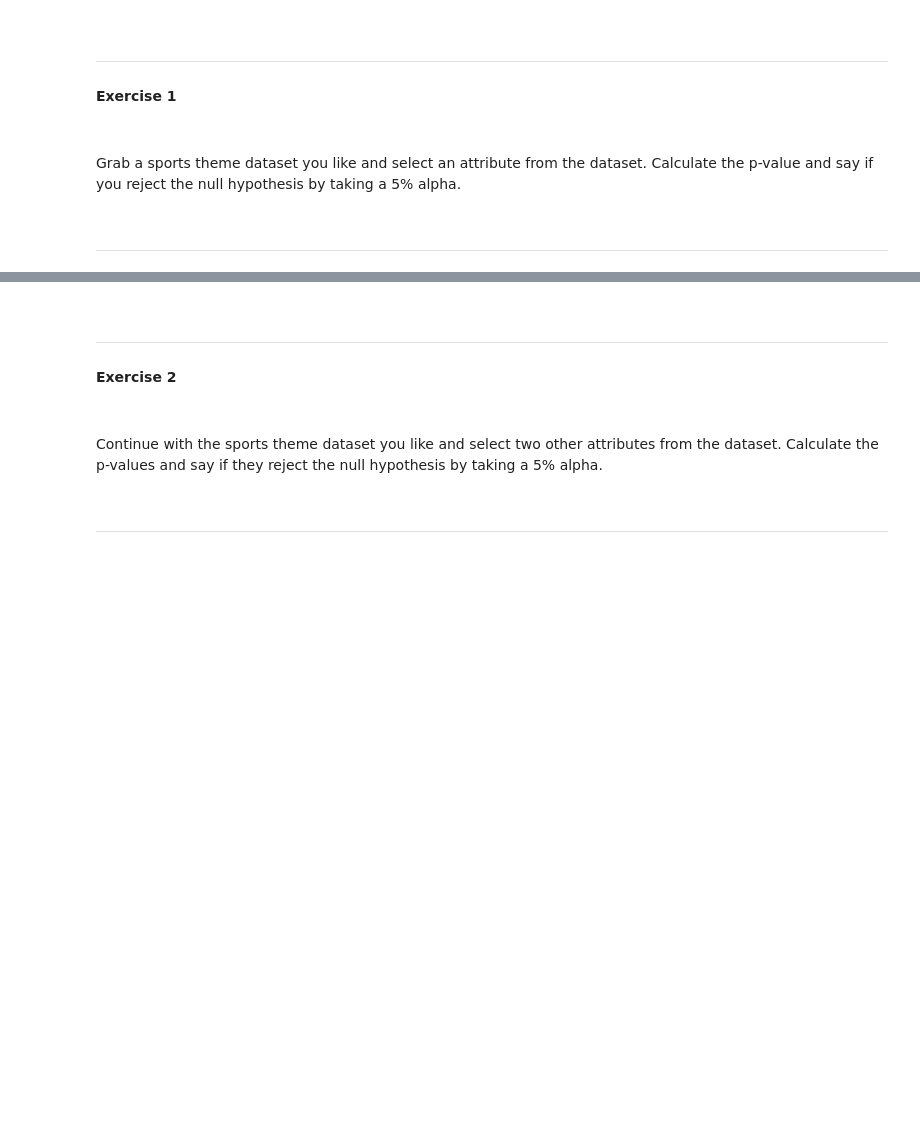
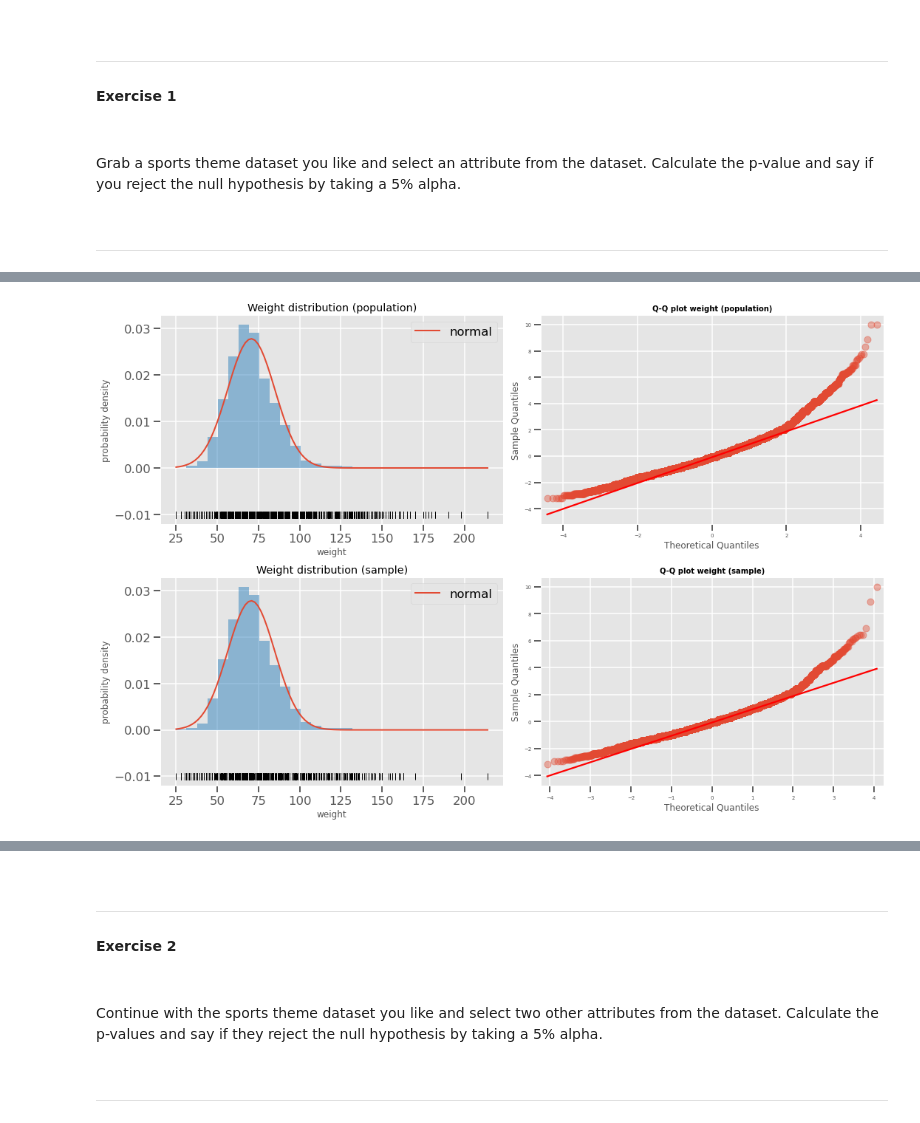
Before and after one commit to Pevicsanch/hypothesis_testing_with_python, a Jupyter notebook: s07_t01_hypothesis_testing.ipynb, the cells around one changed output, grey strips where cells are left out. Saved outputs shown, nothing was run; the diff lists cells and outputs as text; code cells hidden in the pictures; blank space fills up the shorter version.

```diff
--- a/s07_t01_hypothesis_testing.ipynb
+++ b/s07_t01_hypothesis_testing.ipynb
@@ -13,0 +65,7 @@ ___
+# %%
+PATH = "./data"
+
+if not os.path.exists(PATH):
+    os.makedirs(PATH)
+if not os.listdir(PATH):
+    !kaggle datasets download -d "heesoo37/120-years-of-olympic-history-athletes-and-results" --unzip -p $PATH
@@ -13,0 +74,5 @@ ___
+# %%
+files = [os.path.join(PATH, f) for f in os.listdir(PATH)]
+
+for f in files:
+    print(f)
@@ -13,0 +82,2 @@ ___
+# %%
+df = pd.read_csv(files[1])
@@ -13,0 +113,6 @@ ___
+# %%
+#preaparing a sample from the dataset
+
+df_sample = df.sample(frac=1/5, random_state=2021)
+
+df_sample.shape
@@ -24,0 +171,80 @@ ___
+# %%
+sns.set_context("talk")
+plt.style.use('ggplot')
+
+#POP
+weight = df[df["Weight"].notnull()]["Weight"]
+
+
+# values of mean (mu) and standar desviation (sigma) of the population
+mu, sigma = stats.norm.fit(weight)
+
+#  Theoretical values of the normal in the observed range
+x_hat = np.linspace(min(weight), max(weight), num=100)
+y_hat = stats.norm.pdf(x_hat, mu, sigma)
+
+
+#SAMPLE
+
+weight_sample = df_sample[df_sample["Weight"].notnull()]["Weight"]
+
+# values of mean (mu) and standar desviation (sigma) of the population
+mu_sample, sigma_sample = stats.norm.fit(weight_sample)
+#  Theoretical values of the normal in the observed range
+x_hat = np.linspace(min(weight_sample), max(weight_sample), num=100)
+y_hat = stats.norm.pdf(x_hat, mu_sample, sigma_sample)
+
+
+
+
+# plots
+
+fig,axes = plt.subplots(2,2,figsize=(15,10))
+
+axes[0,0].plot(x_hat, y_hat, linewidth=2, label='normal')
+axes[0,0].hist(x=weight, density=True, bins=30, color="#3182bd", alpha=0.5)
+axes[0,0].plot(weight, np.full_like(weight, -0.01), '|k', markeredgewidth=1)
+axes[0,0].set_title('Weight distribution (population)')
+axes[0,0].set_xlabel('weight')
+axes[0,0].set_ylabel('probability density')
+axes[0,0].legend()
+
+axes[1,0].plot(x_hat, y_hat, linewidth=2, label='normal')
+axes[1,0].hist(x=weight_sample, density=True, bins=30, color="#3182bd", alpha=0.5)
+axes[1,0].plot(weight_sample, np.full_like(weight_sample, -0.01), '|k', markeredgewidth=1)
+axes[1,0].set_title('Weight distribution (sample)')
+axes[1,0].set_xlabel('weight')
+axes[1,0].set_ylabel('probability density')
+axes[1,0].legend()
+
+sm.qqplot(weight,
+    fit   = True,
+    line  = 'q',
+    alpha = 0.4,
+    lw    = 2,
+    ax    = axes[0,1]
+
+)
+axes[0,1].set_title('Q-Q plot weight (population)', fontsize = 10,
+           fontweight = "bold")
+axes[0,1].tick_params(labelsize = 7)
+
+
+sm.qqplot(weight_sample,
+    fit   = True,
+    line  = 'q',
+
+    alpha = 0.4,
+    lw    = 2,
+    ax    = axes[1,1]
+
+)
+axes[1,1].set_title('Q-Q plot weight (sample)', fontsize = 10,
+         fontweight = "bold")
+axes[1,1].tick_params(labelsize = 7)
+
+
+plt.tight_layout()
+plt.show()
+# %% [output]
+[figure, added]
```
Also changed, not shown: parts of 77 cells of this notebook, 2 other files.
